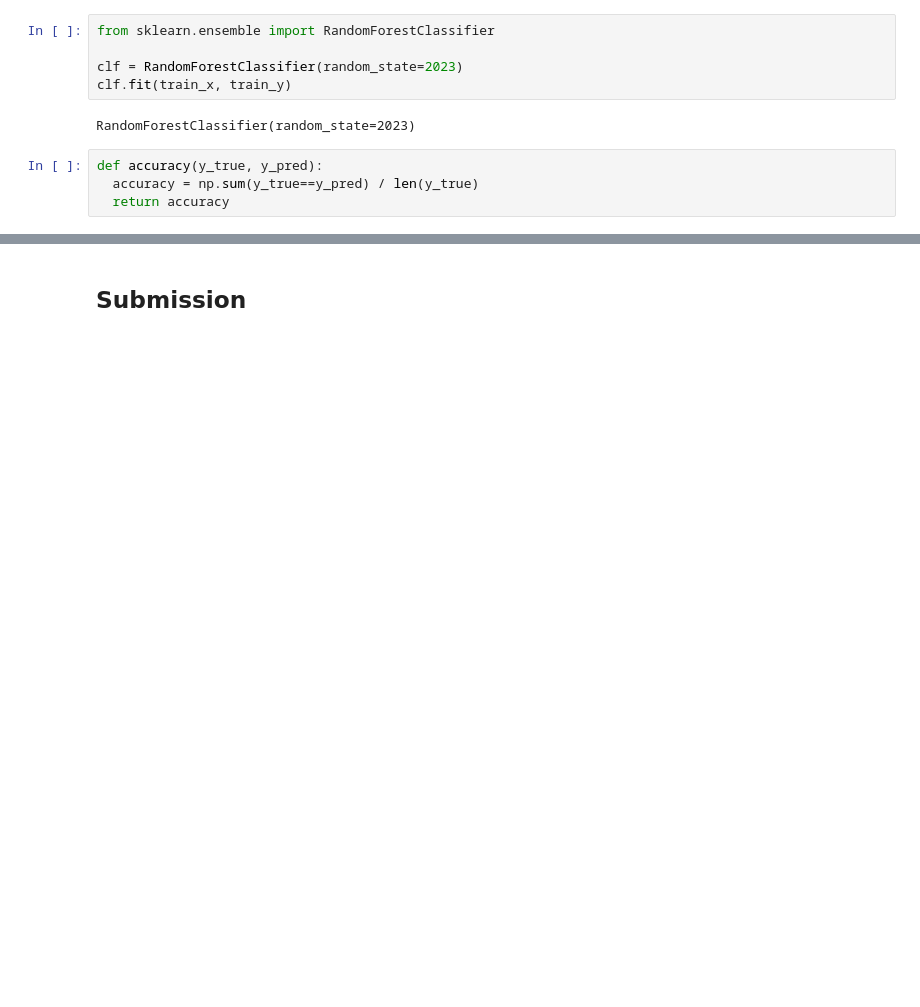
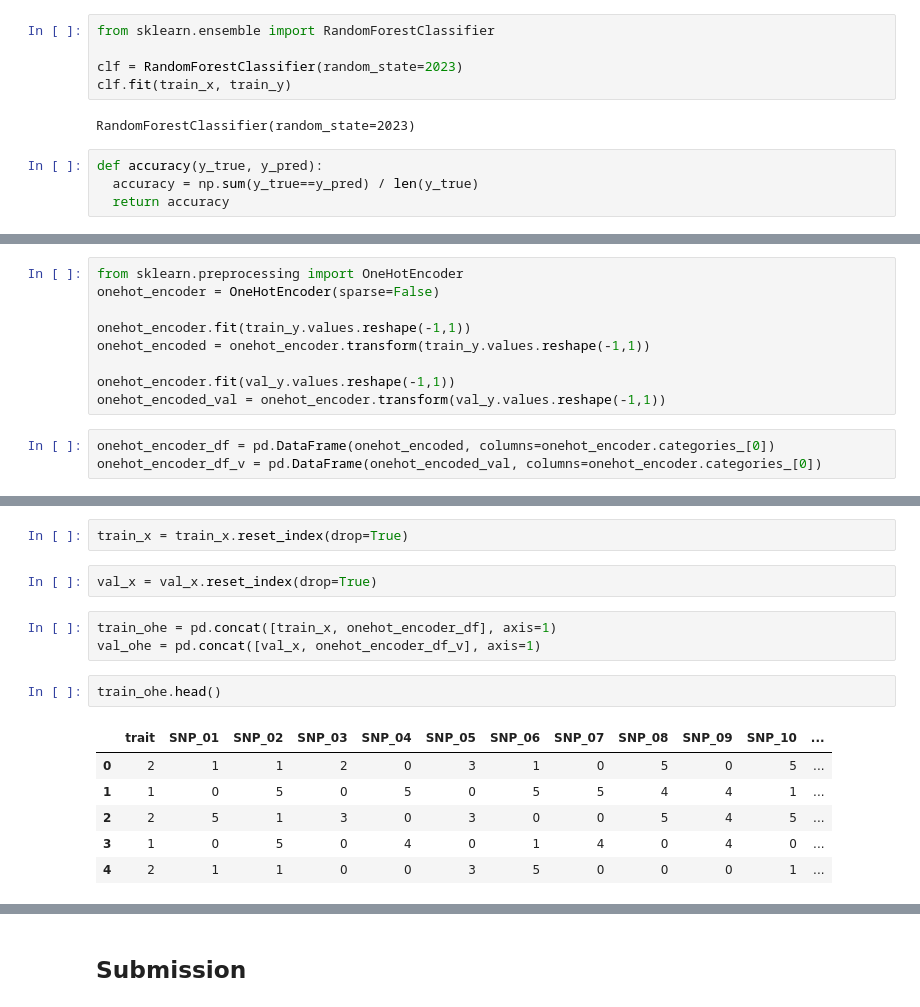
Before and after one commit to MJ199999/-, a Jupyter notebook: 유전체_정보_품종_분류.ipynb, the cells around one changed output, grey strips where cells are left out. Saved outputs shown, nothing was run; the diff lists cells and outputs as text; blank space fills up the shorter version.

```diff
--- a/유전체_정보_품종_분류.ipynb
+++ b/유전체_정보_품종_분류.ipynb
@@ -174,0 +287,12 @@ plt.tight_layout()
+# %%
+from sklearn.preprocessing import OneHotEncoder
+onehot_encoder = OneHotEncoder(sparse=False)
+
+onehot_encoder.fit(train_y.values.reshape(-1,1))
+onehot_encoded = onehot_encoder.transform(train_y.values.reshape(-1,1))
+
+onehot_encoder.fit(val_y.values.reshape(-1,1))
+onehot_encoded_val = onehot_encoder.transform(val_y.values.reshape(-1,1))
+# %%
+onehot_encoder_df = pd.DataFrame(onehot_encoded, columns=onehot_encoder.categories_[0])
+onehot_encoder_df_v = pd.DataFrame(onehot_encoded_val, columns=onehot_encoder.categories_[0])
@@ -174,0 +315,16 @@ plt.tight_layout()
+# %%
+train_x = train_x.reset_index(drop=True)
+# %%
+val_x = val_x.reset_index(drop=True)
+# %%
+train_ohe = pd.concat([train_x, onehot_encoder_df], axis=1)
+val_ohe = pd.concat([val_x, onehot_encoder_df_v], axis=1)
+# %%
+train_ohe.head()
+# %% [output]
+|  | trait | SNP_01 | SNP_02 | SNP_03 | SNP_04 | SNP_05 | SNP_06 | SNP_07 | SNP_08 | SNP_09 | SNP_10 | ... |
+| 0 | 2 | 1 | 1 | 2 | 0 | 3 | 1 | 0 | 5 | 0 | 5 | ... |
+| 1 | 1 | 0 | 5 | 0 | 5 | 0 | 5 | 5 | 4 | 4 | 1 | ... |
+| 2 | 2 | 5 | 1 | 3 | 0 | 3 | 0 | 0 | 5 | 4 | 5 | ... |
+| 3 | 1 | 0 | 5 | 0 | 4 | 0 | 1 | 4 | 0 | 4 | 0 | ... |
+| 4 | 2 | 1 | 1 | 0 | 0 | 3 | 5 | 0 | 0 | 0 | 1 | ... |
```
Also changed, not shown: parts of 32 cells of this notebook.
